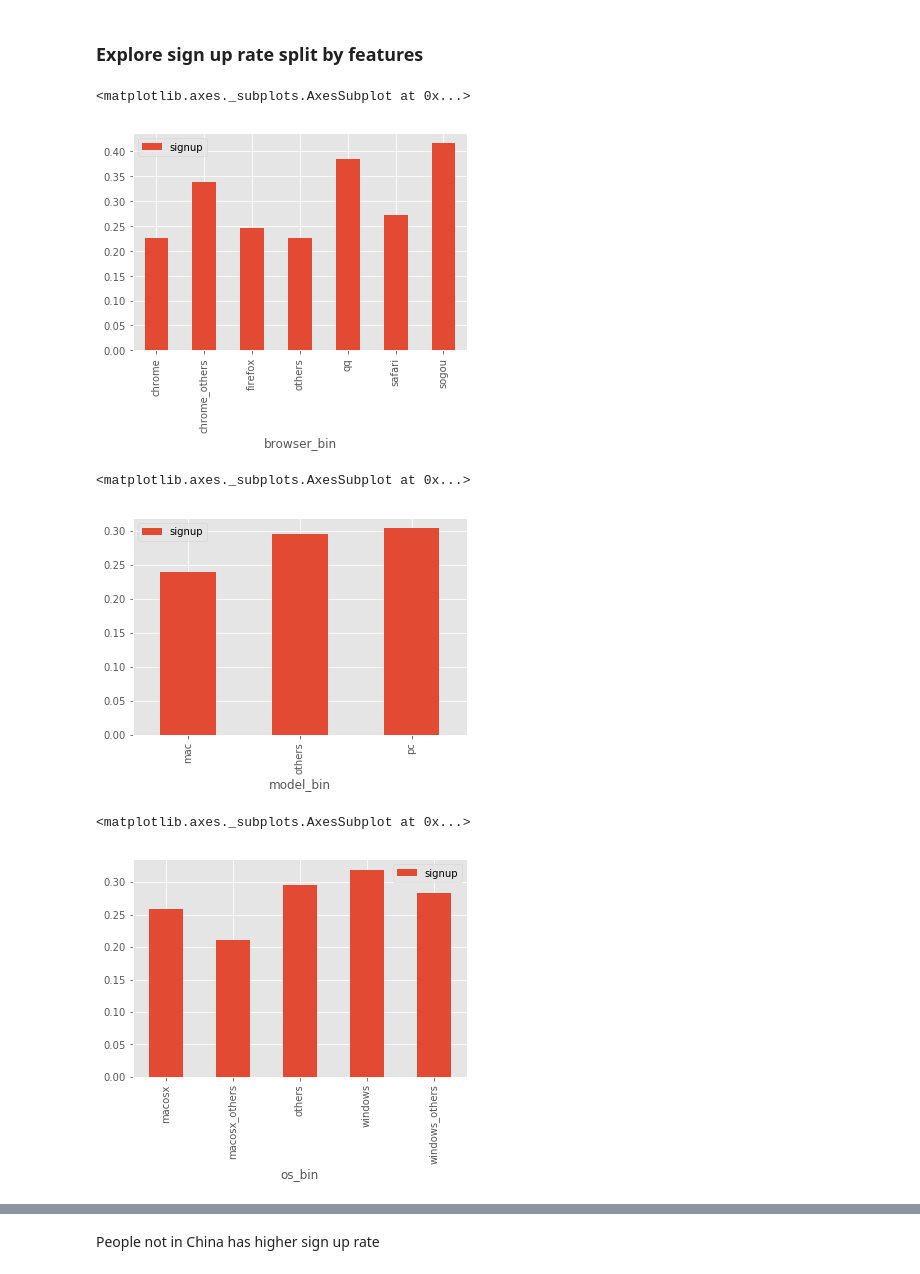
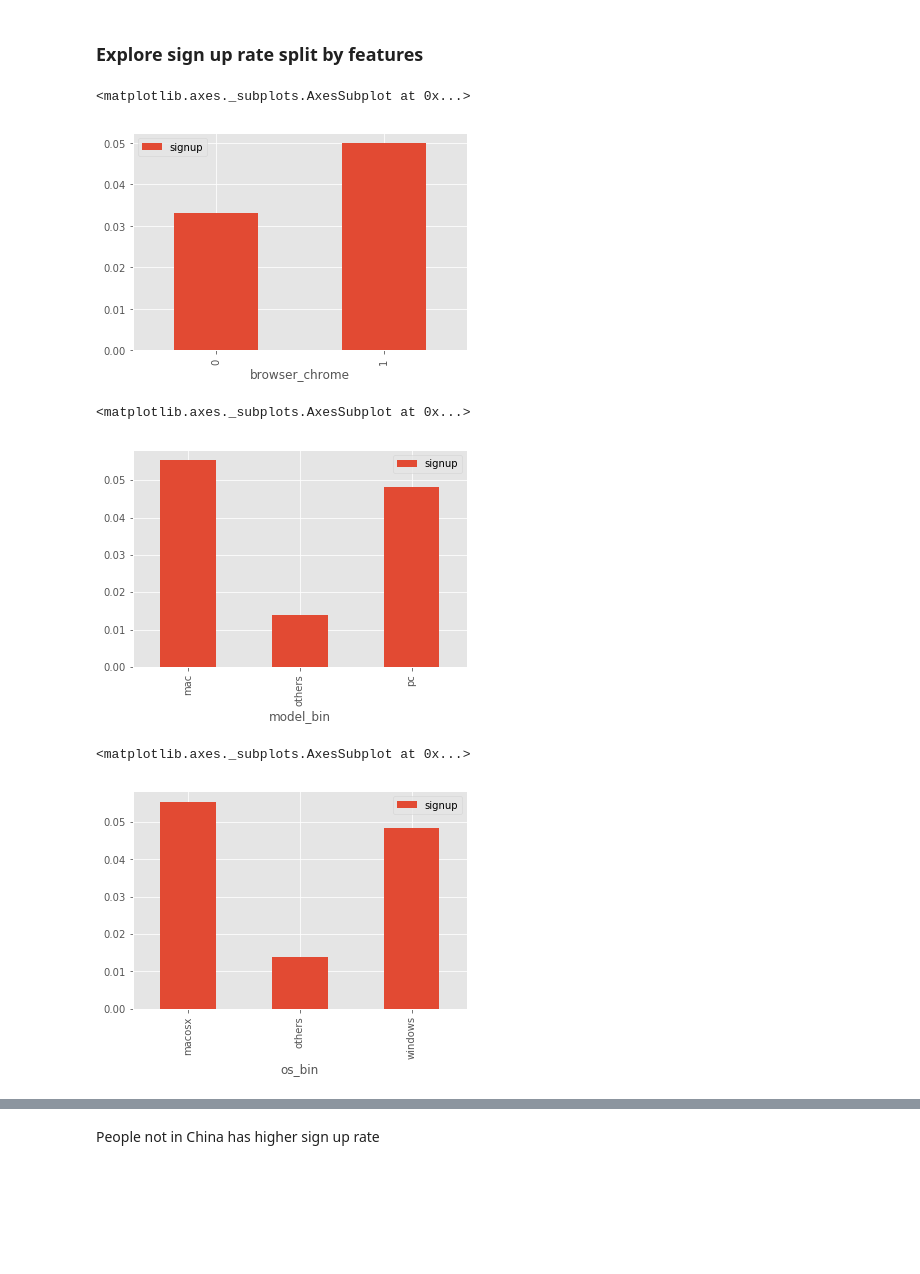
Before and after one commit to whmadan/sensor_capstone, a Jupyter notebook: sensor_feature_engineering.ipynb, the cells around one changed output, grey strips where cells are left out. Drawn from its saved outputs; the diff is of its cells as text; code cells hidden in the pictures; blank space fills up the shorter version.

```diff
--- a/sensor_feature_engineering.ipynb
+++ b/sensor_feature_engineering.ipynb
@@ -327,0 +320,14 @@ df_fillna['CT'] = CT
+# %%
+# too many cities, use province to do analysis
+PRO=[]
+for index, row in df_new.iterrows():
+    try:
+        PRO.append(reader.city(df_new.loc[index,'ip']).subdivisions.most_specific.iso_code)
+    except:
+        PRO.append('0')
+# %%
+df_new['PRO'] = PRO
+# %%
+df_new['PRO_bin'] = df_new['PRO']
+# %%
+df_new.PRO_bin[~df_new.PRO.isin(['BJ','GD','SH','ZJ'])] = 'others'
@@ -458,18 +360,18 @@ df = df_fillna
 # %% [markdown]
 ### Explore sign up rate split by features
 # %%
-df[['browser_bin', 'signup']].groupby(['browser_bin']).mean().plot.bar()
+df_new[['browser_chrome', 'signup']].groupby(['browser_chrome']).mean().plot.bar()
 # %% [output]
 <matplotlib.axes._subplots.AxesSubplot at 0x...>
-[figure, old version]
+[figure, new version]
 # %%
-df[['model_bin', 'signup']].groupby(['model_bin']).mean().plot.bar()
+df_new[['model_bin', 'signup']].groupby(['model_bin']).mean().plot.bar()
 # %% [output]
 <matplotlib.axes._subplots.AxesSubplot at 0x...>
-[figure, old version]
+[figure, new version]
 # %%
-df[['os_bin', 'signup']].groupby(['os_bin']).mean().plot.bar()
+df_new[['os_bin', 'signup']].groupby(['os_bin']).mean().plot.bar()
 # %% [output]
 <matplotlib.axes._subplots.AxesSubplot at 0x...>
-[figure, old version]
+[figure, new version]
 # %%
```
Also changed, not shown: parts of 112 cells of this notebook, 2 other files.
